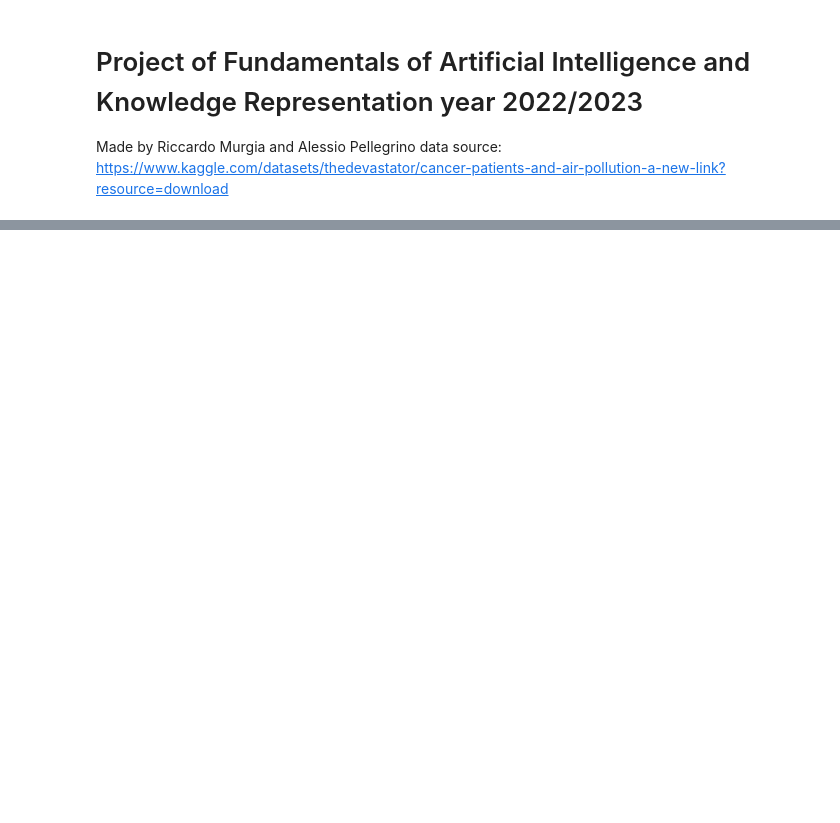
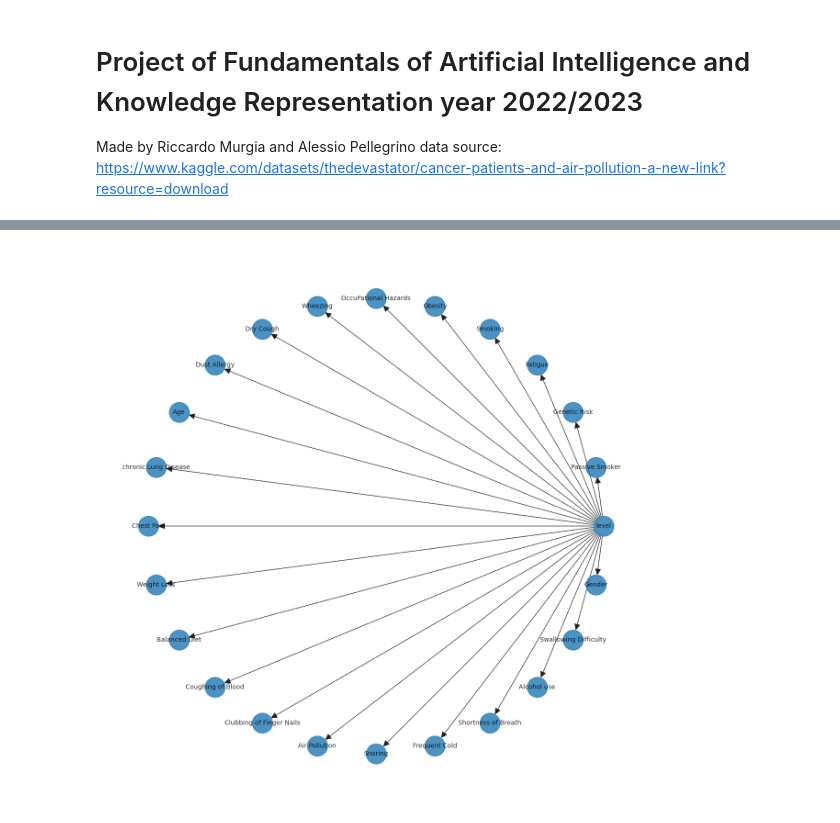
Before and after one commit to SeppiaBrilla/FAIKR_2023_MOD_3_Project, a Jupyter notebook: FAIRK_2023_MOD_3_Project.ipynb, the cells around one changed output, grey strips where cells are left out. Drawn from its saved outputs; the diff is of its cells as text; code cells hidden in the pictures; blank space fills up the shorter version.

```diff
--- a/FAIRK_2023_MOD_3_Project.ipynb
+++ b/FAIRK_2023_MOD_3_Project.ipynb
@@ -20,0 +61,10 @@ data.head()
+# %%
+nb_model = NaiveBayes(
+    feature_vars=X.columns.values,
+    dependent_var='level'
+)
+plt.figure(figsize=(12,12))
+nx.draw_circular(nb_model, with_labels=True, arrowsize=20, node_size=1000, font_size=10, alpha=0.8)
+plt.show()
+# %% [output]
+[figure, added]
```
Also changed, not shown: parts of 9 cells of this notebook.
